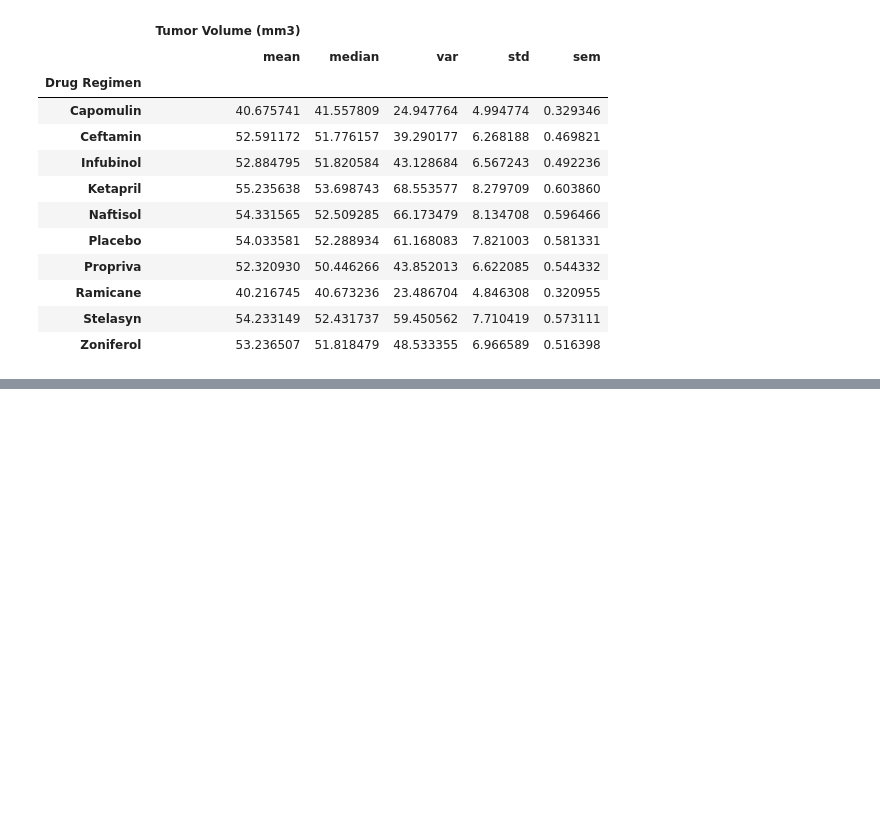
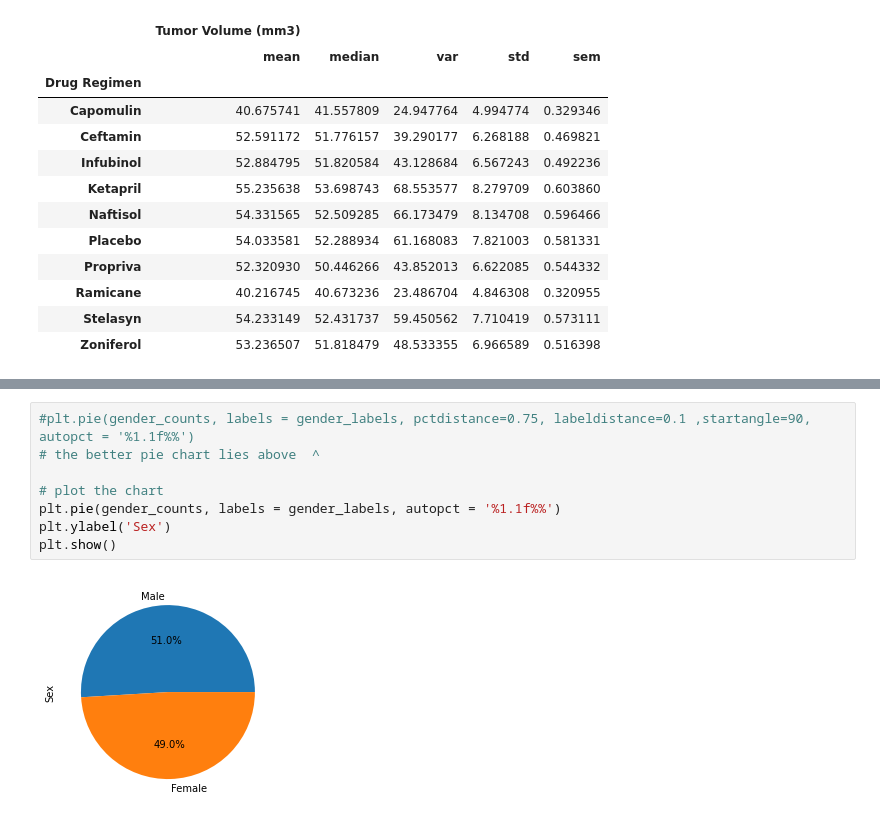
Before and after one commit to HendersonAlec2212/matplotlib-challenge, a Jupyter notebook: pymaceuticals.ipynb, the cells around one changed output, grey strips where cells are left out. Drawn from its saved outputs; the diff is of its cells as text; blank space fills up the shorter version.

```diff
--- a/pymaceuticals.ipynb
+++ b/pymaceuticals.ipynb
@@ -260,0 +336,10 @@ aggregated_df
+# %%
+#plt.pie(gender_counts, labels = gender_labels, pctdistance=0.75, labeldistance=0.1 ,startangle=90, autopct = '%1.1f%%')
+# the better pie chart lies above  ^
+
+# plot the chart
+plt.pie(gender_counts, labels = gender_labels, autopct = '%1.1f%%')
+plt.ylabel('Sex')
+plt.show()
+# %% [output]
+[figure, added]
```
Also changed, not shown: parts of 15 cells of this notebook.
